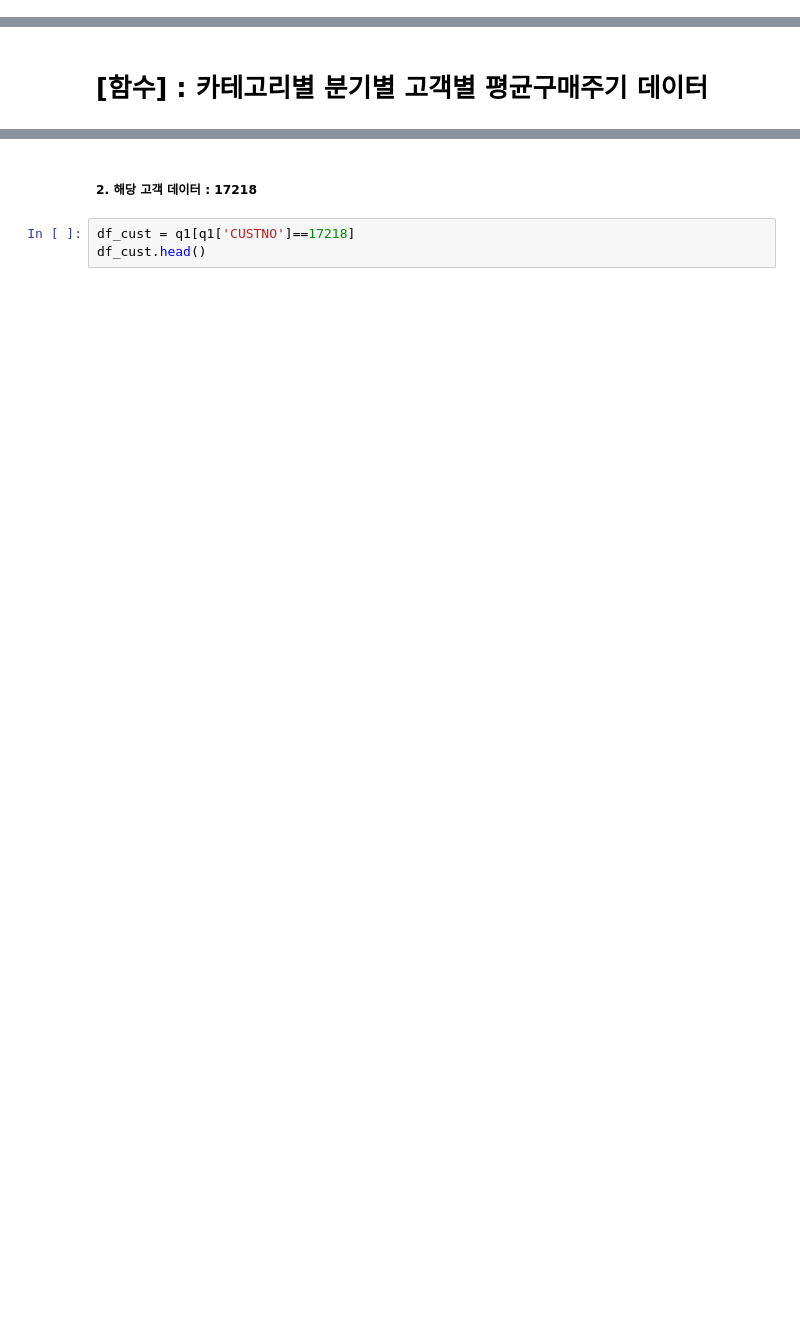
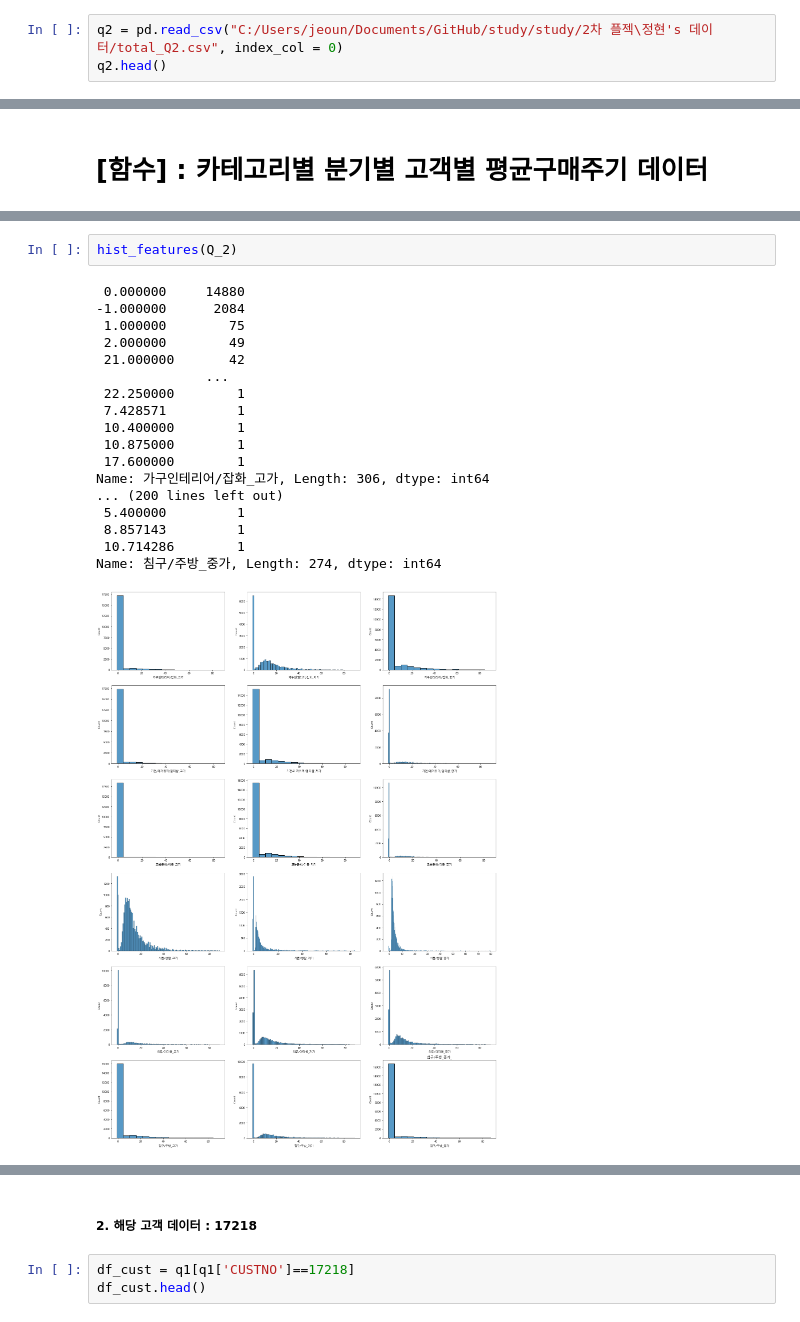
Before and after one commit to leejunghyunA/second_projects, a Jupyter notebook: R_평균구매주기_1022_정현.ipynb, the cells around one changed output, grey strips where cells are left out. Saved outputs shown, nothing was run; the diff lists cells and outputs as text; blank space fills up the shorter version.

```diff
--- a/R_평균구매주기_1022_정현.ipynb
+++ b/R_평균구매주기_1022_정현.ipynb
@@ -341,0 +362,3 @@ q8.to_csv('total_Q8.csv')
+# %%
+q2 = pd.read_csv("C:/Users/jeoun/Documents/GitHub/study/study/2차 플젝\정현's 데이터/total_Q2.csv", index_col = 0)
+q2.head()
@@ -502,0 +831,21 @@ Q_8 = out_q_df(q8)
+# %%
+hist_features(Q_2)
+# %% [output]
+ 0.000000     14880
+-1.000000      2084
+ 1.000000        75
+ 2.000000        49
+ 21.000000       42
+              ...
+ 22.250000        1
+ 7.428571         1
+ 10.400000        1
+ 10.875000        1
+ 17.600000        1
+Name: 가구인테리어/잡화_고가, Length: 306, dtype: int64
+... (200 lines left out)
+ 5.400000         1
+ 8.857143         1
+ 10.714286        1
+Name: 침구/주방_중가, Length: 274, dtype: int64
+[figure, added]
```
Also changed, not shown: parts of 135 cells of this notebook, 8 other files.
